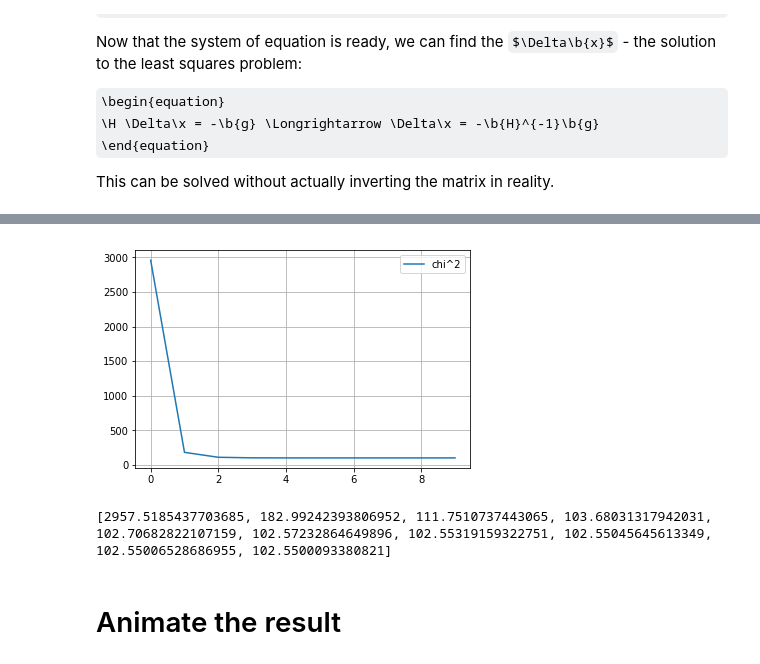
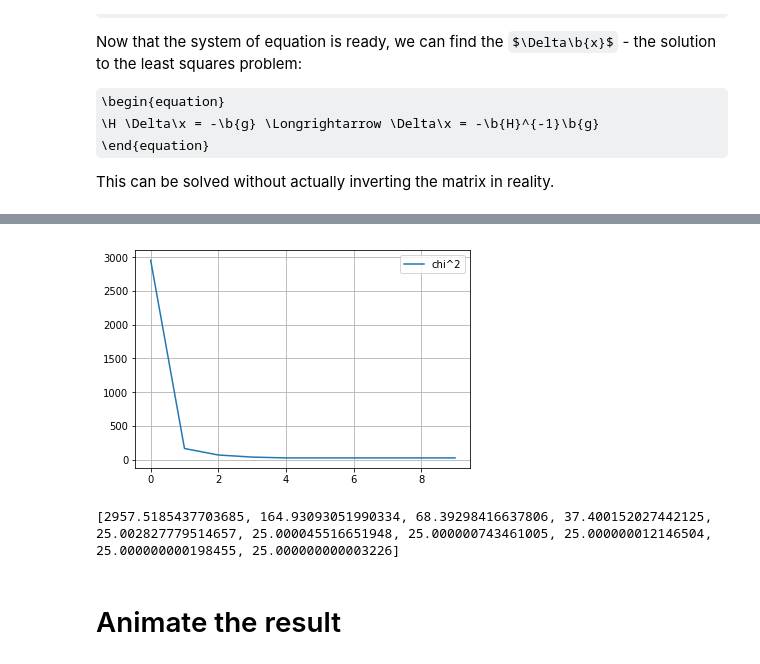
Before and after one commit to niosus/notebooks, a Jupyter notebook: icp.ipynb, the cells around one changed output, grey strips where cells are left out. Drawn from its saved outputs; the diff is of its cells as text; code cells hidden in the pictures; some formulas as TeX source.

Commit message:
fix correspondences

```diff
--- a/icp.ipynb
+++ b/icp.ipynb
@@ -356,11 +364,15 @@ def prepare_system(x, P, Q, correspondences):
         chi += e.T * e
     return H, g, chi
 
-def icp(P, Q, correspondences):
+def icp(P, Q, corresp):
     x = zeros((3, 1))
     chi_values = []
-    x_values = [x.copy()]
+    x_values = [x.copy()]  # Initial value for transformation.
+    P_copy = P.copy()
+    corresp_values = [corresp]
     for i in range(10):
+        correspondences = get_correspondence_indices(P_copy, Q)
+        corresp_values.append(correspondences)
         H, g, chi = prepare_system(x, P, Q, correspondences)
         dx = np.linalg.lstsq(H, -g)[0]
         x += dx
@@ -369,9 +381,12 @@ def icp(P, Q, correspondences):
         # add error to list of errors
         chi_values.append(chi.item(0))
         x_values.append(x.copy())
-    return x, chi_values, x_values
+        rot = R(x[2])
+        t = x[0:2]
+        P_copy = rot * P.copy() + t
+    return x, chi_values, x_values, corresp_values
 
-x, chi_values, x_values = icp(P, Q, correspondences)
+x, chi_values, x_values, corresp_values = icp(P, Q, correspondences)
 plt.plot(chi_values, label="chi^2")
 plt.legend()
 plt.grid(True)
@@ -381,5 +397,5 @@ print(chi_values)
-[figure, old version]
+[figure, new version]
-[2957.5185437703685, 182.99242393806952, 111.7510737443065, 103.68031317942031, 102.70682822107159, 102.57232864649896, 102.55319159322751, 102.55045645613349, 102.55006528686955, 102.5500093380821]
+[2957.5185437703685, 164.93093051990334, 68.39298416637806, 37.400152027442125, 25.002827779514657, 25.000045516651948, 25.000000743461005, 25.000000012146504, 25.000000000198455, 25.000000000003226]
 # %% [markdown]
 # Animate the result #
 # %%
```
Also changed, not shown: parts of 6 cells of this notebook.
